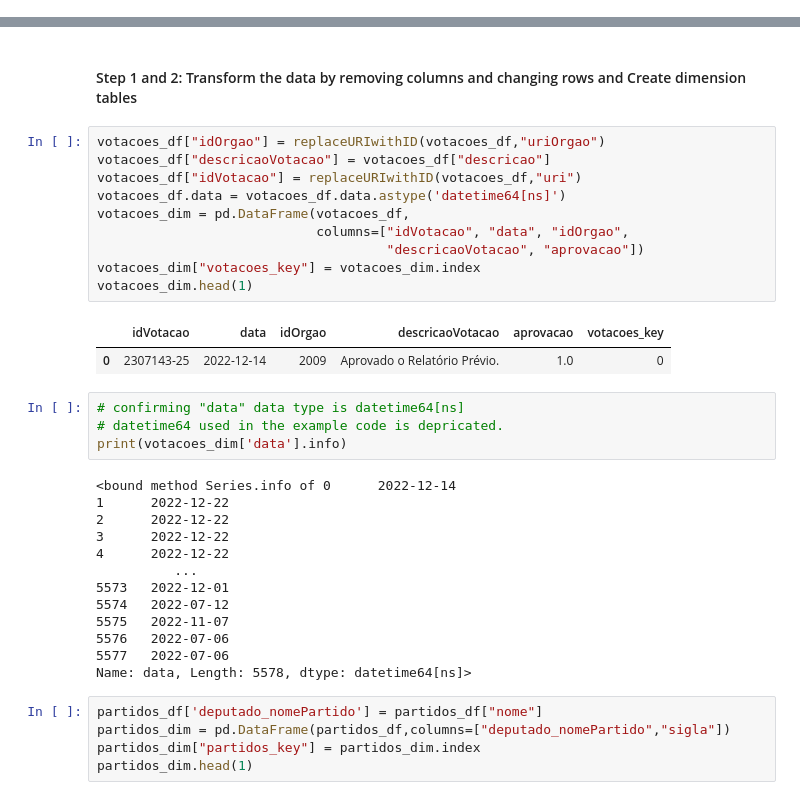
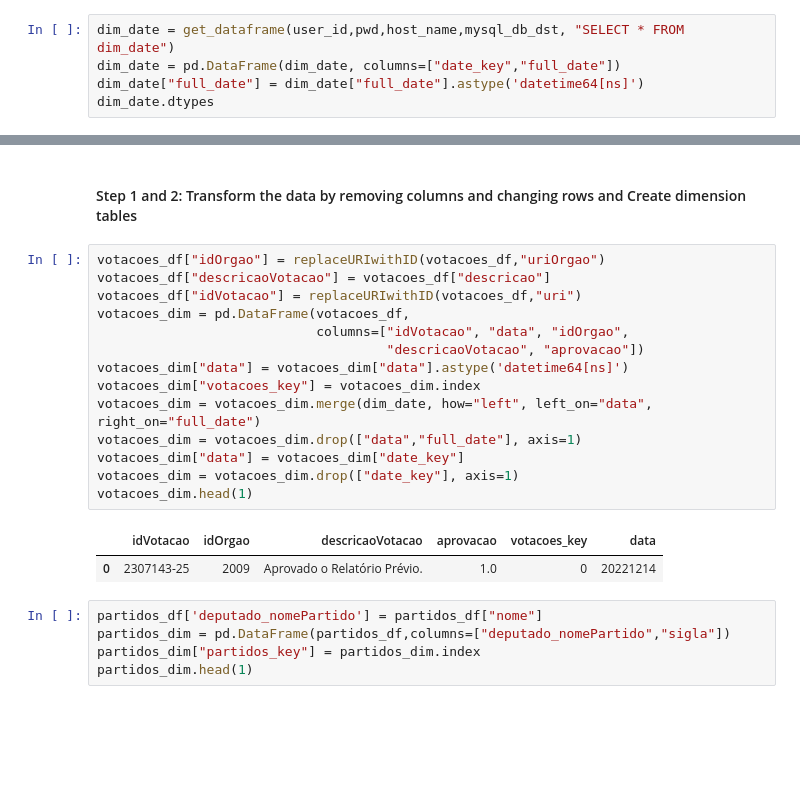
Before and after one commit to cesarmontalverne/DS2002, a Jupyter notebook: DS-2002-submit/Midterm/Midterm-submit.ipynb, the cells around one changed output, grey strips where cells are left out. Saved outputs shown, nothing was run; the diff lists cells and outputs as text; blank space fills up the shorter version.

Commit message:
add date merger info

```diff
--- a/DS-2002-submit/Midterm/Midterm-submit.ipynb
+++ b/DS-2002-submit/Midterm/Midterm-submit.ipynb
@@ -192,0 +195,5 @@ def get_dataframe(user_id, pwd, host_name, db_name, sql_query):
+# %%
+dim_date = get_dataframe(user_id,pwd,host_name,mysql_db_dst, "SELECT * FROM dim_date")
+dim_date = pd.DataFrame(dim_date, columns=["date_key","full_date"])
+dim_date["full_date"] = dim_date["full_date"].astype('datetime64[ns]')
+dim_date.dtypes
@@ -231,33 +242,20 @@ def getTime_from_DataHoraVoto(df, field):
 # %%
 votacoes_df["idOrgao"] = replaceURIwithID(votacoes_df,"uriOrgao")
 votacoes_df["descricaoVotacao"] = votacoes_df["descricao"]
 votacoes_df["idVotacao"] = replaceURIwithID(votacoes_df,"uri")
-votacoes_df.data = votacoes_df.data.astype('datetime64[ns]')
 votacoes_dim = pd.DataFrame(votacoes_df,
                             columns=["idVotacao", "data", "idOrgao",
                                      "descricaoVotacao", "aprovacao"])
+votacoes_dim["data"] = votacoes_dim["data"].astype('datetime64[ns]')
 votacoes_dim["votacoes_key"] = votacoes_dim.index
+votacoes_dim = votacoes_dim.merge(dim_date, how="left", left_on="data", right_on="full_date")
+votacoes_dim = votacoes_dim.drop(["data","full_date"], axis=1)
+votacoes_dim["data"] = votacoes_dim["date_key"]
+votacoes_dim = votacoes_dim.drop(["date_key"], axis=1)
 votacoes_dim.head(1)
 # %% [output]
-|  | idVotacao | data | idOrgao | descricaoVotacao | aprovacao | votacoes_key |
-| 0 | 2307143-25 | 2022-12-14 | 2009 | Aprovado o Relatório Prévio. | 1.0 | 0 |
+|  | idVotacao | idOrgao | descricaoVotacao | aprovacao | votacoes_key | data |
+| 0 | 2307143-25 | 2009 | Aprovado o Relatório Prévio. | 1.0 | 0 | 20221214 |
-# %%
-# confirming "data" data type is datetime64[ns]
-# datetime64 used in the example code is depricated.
-print(votacoes_dim['data'].info)
-# %% [output]
-<bound method Series.info of 0      2022-12-14
-1      2022-12-22
-2      2022-12-22
-3      2022-12-22
-4      2022-12-22
-          ...
-5573   2022-12-01
-5574   2022-07-12
-5575   2022-11-07
-5576   2022-07-06
-5577   2022-07-06
-Name: data, Length: 5578, dtype: datetime64[ns]>
 # %%
 partidos_df['deputado_nomePartido'] = partidos_df["nome"]
 partidos_dim = pd.DataFrame(partidos_df,columns=["deputado_nomePartido","sigla"])
```
Also changed, not shown: parts of 12 cells of this notebook.
